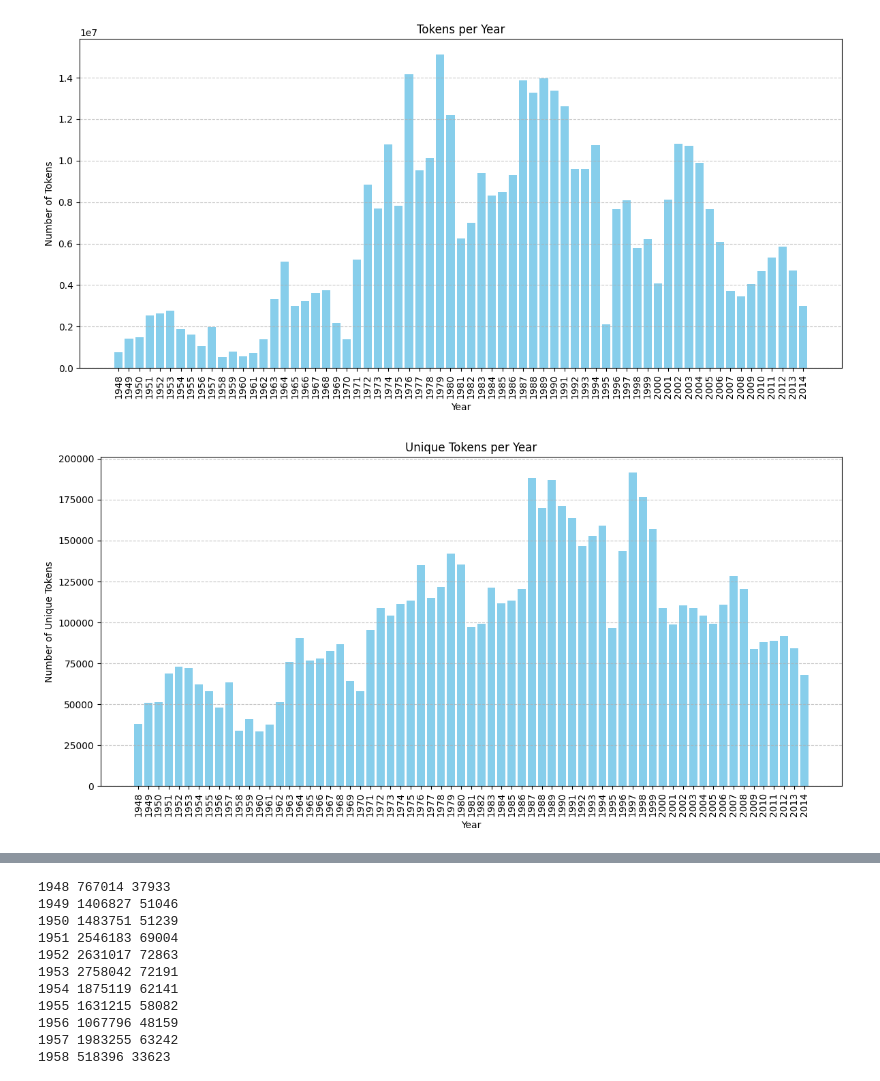
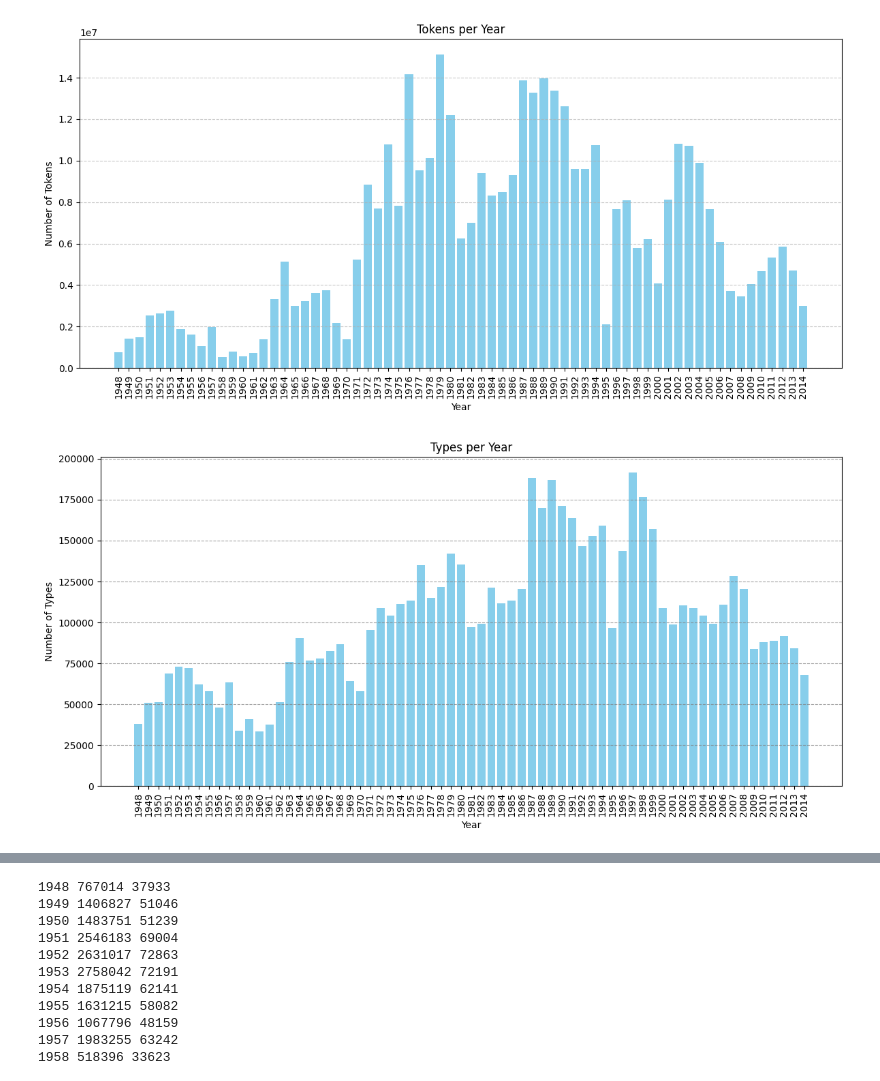
Before and after one commit to ChefBB/acn_project, a Jupyter notebook: understanding/understanding.ipynb, the cells around one changed output, grey strips where cells are left out. Drawn from its saved outputs; the diff is of its cells as text; code cells hidden in the pictures.

```diff
--- a/understanding/understanding.ipynb
+++ b/understanding/understanding.ipynb
@@ -13,7 +13,7 @@ import re
 # %% [markdown]
 ## 1. Paragraphs analysis
 # %%
-input_dir = Path("dataset/release/year_spacy_split")
+input_dir = Path("../../dataset/release/year_spacy_split")
 
 paragraph_counts = []
 years = []
@@ -338,9 +320,12 @@ plt.show()
 # compute number of tokens per year
 input_dir = Path("../lemmas")
 tokens_per_year = {}
-
+i=0
 for file in sorted(input_dir.iterdir()):
     # lemmas/un_2014_clean.txt_lemmas.txt
+    if i == 0:
+        i += 1
+        continue
     year = file.name.split("_")[1]
 
     with open(file, "r", encoding="utf-8") as f:
@@ -363,35 +348,24 @@ plt.show()
 # %% [output]
 [figure]
 # %%
-# bar plot of unique tokens per year
+# bar plot of types per year
 
-# compute number of unique tokens per year
+# compute number of types per year
 input_dir = Path("../lemmas")
-unique_tokens_per_year = {}
-
+types_per_year = {}
+i = 0
 for file in sorted(input_dir.iterdir()):
+    if i == 0:
+        i += 1
+        continue
     # esempio: un_2014_clean.txt_lemmas.txt
     year = file.name.split("_")[1]
 
     with open(file, "r", encoding="utf-8") as f:
         text = f.read()
 
     tokens = re.findall(r"\b\w+\b", text.lower(), flags=re.UNICODE)
     unique_tokens = set(tokens)
-    unique_tokens_per_year[year] = len(unique_tokens)
-
-# plot
-plt.figure(figsize=(12, 6))
-plt.bar(unique_tokens_per_year.keys(),
-        unique_tokens_per_year.values(),
-        color="skyblue")
-
-plt.xlabel("Year")
-plt.ylabel("Number of Unique Tokens")
-plt.title("Unique Tokens per Year")
-plt.xticks(rotation=90)
-plt.grid(axis="y", linestyle="--", alpha=0.7)
-plt.tight_layout()
-plt.show()
+    types_per_year[year] = len(unique_tokens)
 # %% [output]
-[figure, old version]
+[figure, new version]
```
Also changed, not shown: parts of 2 cells of this notebook, 2 other files.
